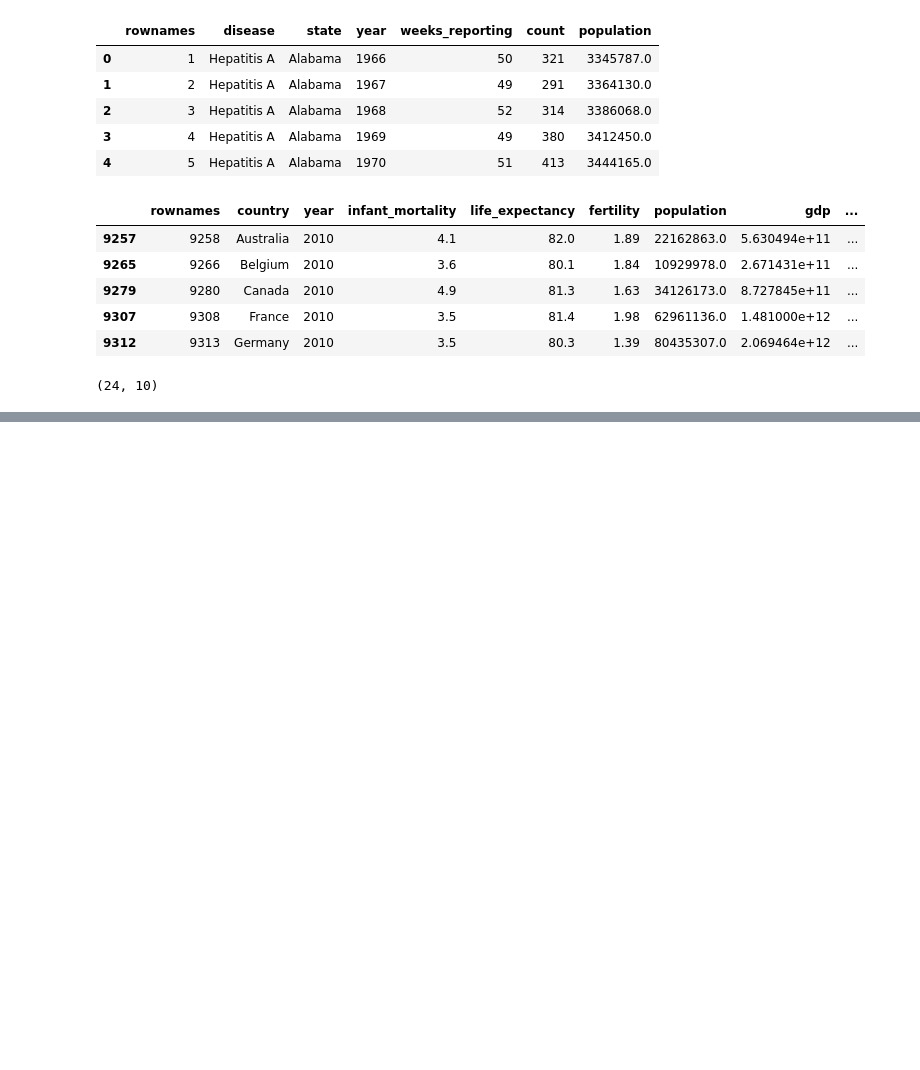
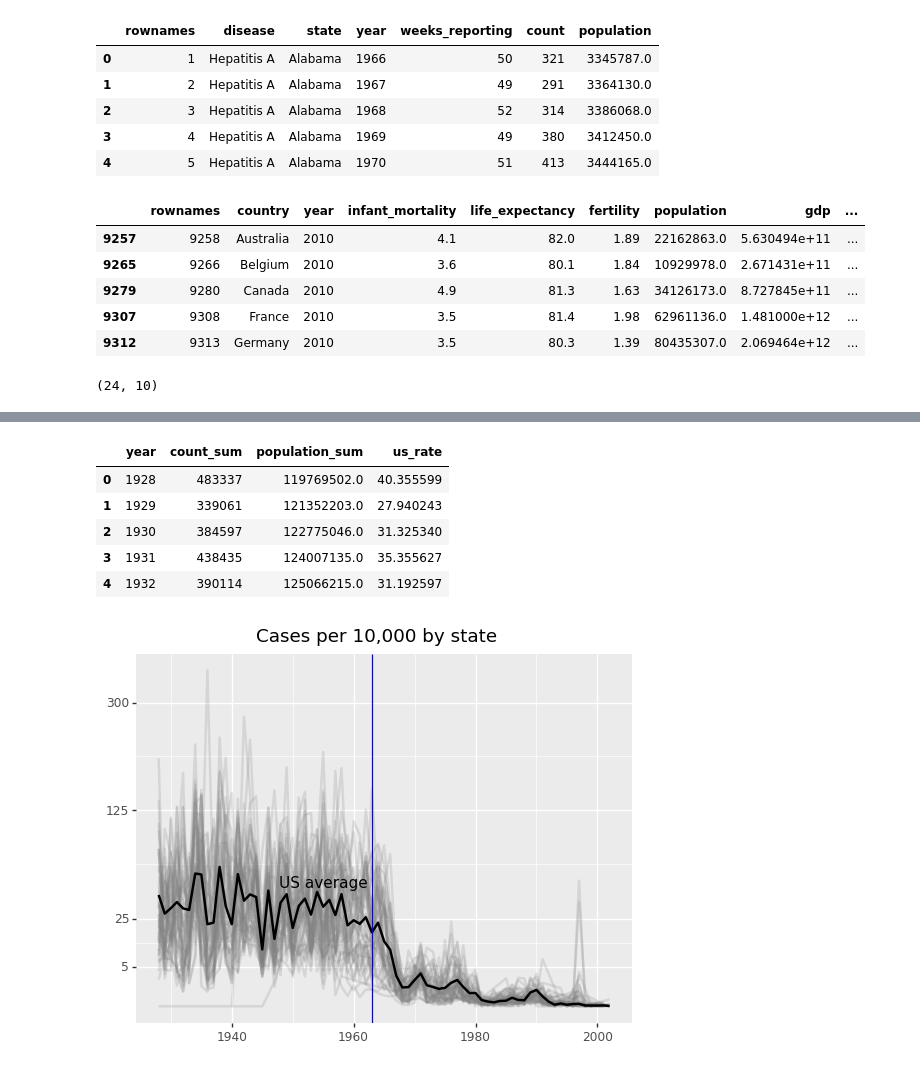
Before and after one commit to pdcos/analise_visual_ciencia_de_dados, a Jupyter notebook: participacao_3/solutions_3.ipynb, the cells around one changed output, grey strips where cells are left out. Saved outputs shown, nothing was run; the diff lists cells and outputs as text; code cells hidden in the pictures; blank space fills up the shorter version.

```diff
--- a/participacao_3/solutions_3.ipynb
+++ b/participacao_3/solutions_3.ipynb
@@ -217,0 +311,36 @@ df_gapminder_enriched_ba['difference'] = df_gapminder_enriched_ba['life_expectan
+# %%
+
+# Calcular a média dos casos por 10.000 habitantes
+avg = (df_diseases
+       .query('disease == @the_disease')
+       .groupby('year')
+       .agg(count_sum=('count', 'sum'), population_sum=('population', 'sum'))
+       .reset_index())
+
+avg['us_rate'] = avg['count_sum'] / avg['population_sum'] * 10000
+
+# Verifique se a coluna 'us_rate' está presente
+display(avg.head())
+
+# Criar o gráfico
+plot = (ggplot(dat.query('rate.notna()'))
+        + geom_line(aes(x='year', y='rate', group='state'), color='grey', show_legend=False, alpha=0.2, size=1)
+        + geom_line(aes(x='year', y='us_rate'), data=avg, size=1)
+        + scale_y_continuous(trans='sqrt', breaks=[5, 25, 125, 300])
+        + ggtitle("Cases per 10,000 by state")
+        + xlab("")
+        + ylab("")
+        + geom_text(data=pd.DataFrame({'x': [1955], 'y': [50], 'label': ["US average"]}),
+                    mapping=aes(x='x', y='y', label='label'),
+                    color='black')
+        + geom_vline(xintercept=1963, color='blue'))
+
+print(plot)
+# %% [output]
+|  | year | count_sum | population_sum | us_rate |
+| 0 | 1928 | 483337 | 119769502.0 | 40.355599 |
+| 1 | 1929 | 339061 | 121352203.0 | 27.940243 |
+| 2 | 1930 | 384597 | 122775046.0 | 31.325340 |
+| 3 | 1931 | 438435 | 124007135.0 | 35.355627 |
+| 4 | 1932 | 390114 | 125066215.0 | 31.192597 |
+[figure, added]
```
Also changed, not shown: parts of 13 cells of this notebook.
